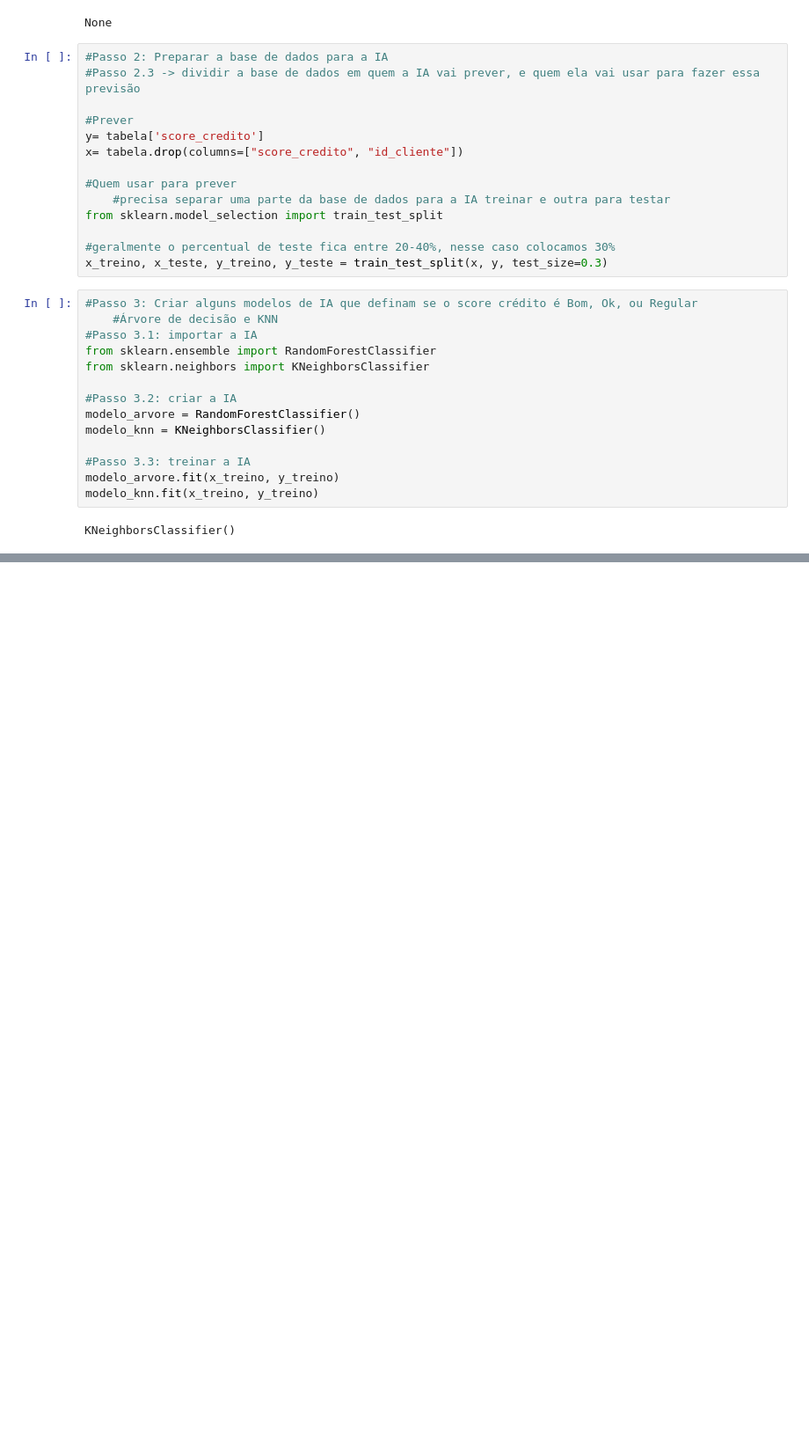
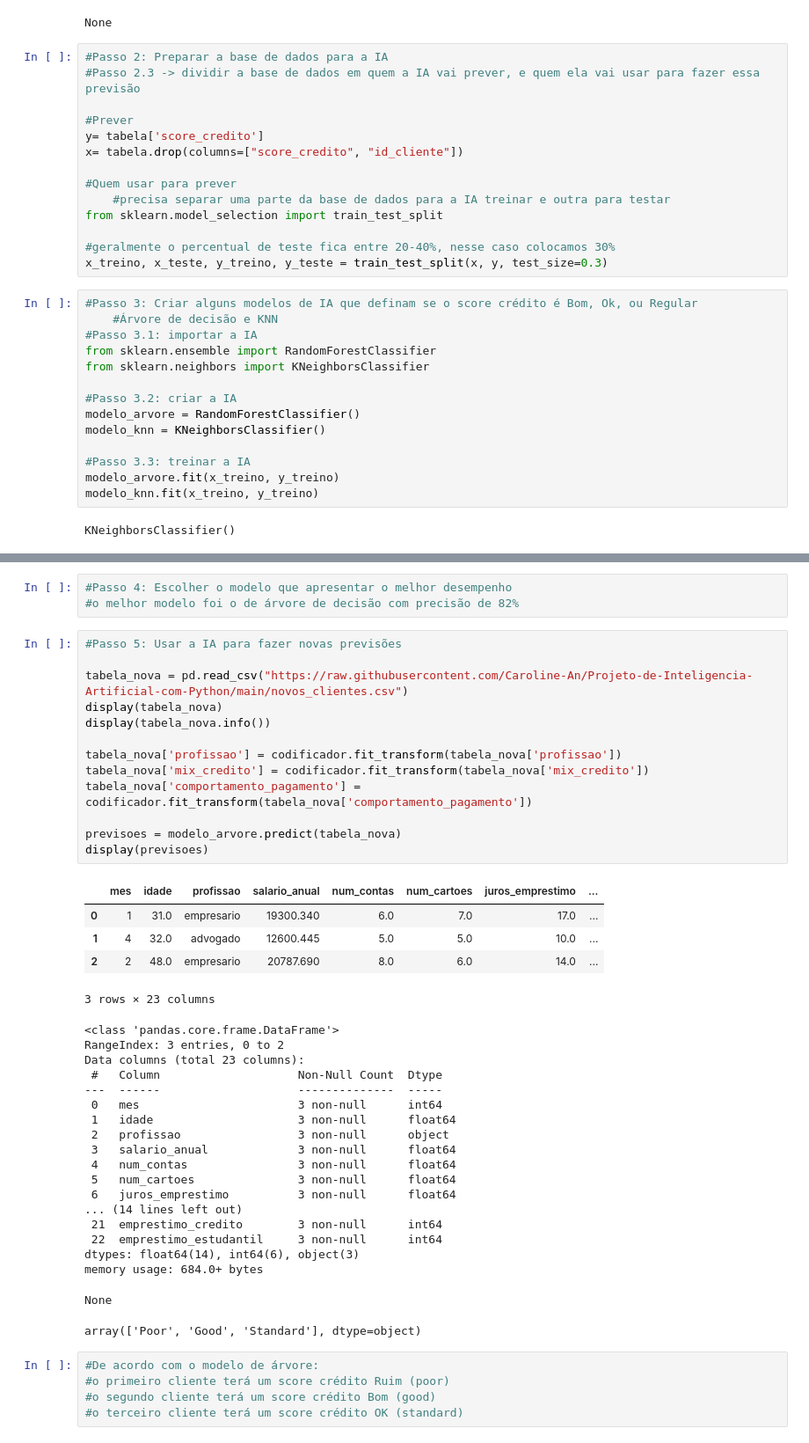
Before and after one commit to Caroline-An/Projeto-de-Inteligencia-Artificial-com-Python, a Jupyter notebook: inicial.ipynb, the cells around one changed output, grey strips where cells are left out. Shown at 88% size. Drawn from its saved outputs; the diff is of its cells as text; blank space fills up the shorter version.

Commit message:
Realizando novas previsões

```diff
--- a/inicial.ipynb
+++ b/inicial.ipynb
@@ -150,0 +164,46 @@ KNeighborsClassifier()
+# %%
+#Passo 4: Escolher o modelo que apresentar o melhor desempenho
+#o melhor modelo foi o de árvore de decisão com precisão de 82%
+# %%
+#Passo 5: Usar a IA para fazer novas previsões
+
+tabela_nova = pd.read_csv("https://raw.githubusercontent.com/Caroline-An/Projeto-de-Inteligencia-Artificial-com-Python/main/novos_clientes.csv")
+display(tabela_nova)
+display(tabela_nova.info())
+
+tabela_nova['profissao'] = codificador.fit_transform(tabela_nova['profissao'])
+tabela_nova['mix_credito'] = codificador.fit_transform(tabela_nova['mix_credito'])
+tabela_nova['comportamento_pagamento'] = codificador.fit_transform(tabela_nova['comportamento_pagamento'])
+
+previsoes = modelo_arvore.predict(tabela_nova)
+display(previsoes)
+# %% [output]
+|  | mes | idade | profissao | salario_anual | num_contas | num_cartoes | juros_emprestimo | ... |
+| 0 | 1 | 31.0 | empresario | 19300.340 | 6.0 | 7.0 | 17.0 | ... |
+| 1 | 4 | 32.0 | advogado | 12600.445 | 5.0 | 5.0 | 10.0 | ... |
+| 2 | 2 | 48.0 | empresario | 20787.690 | 8.0 | 6.0 | 14.0 | ... |
+3 rows × 23 columns
+<class 'pandas.core.frame.DataFrame'>
+RangeIndex: 3 entries, 0 to 2
+Data columns (total 23 columns):
+ #   Column                    Non-Null Count  Dtype
+---  ------                    --------------  -----
+ 0   mes                       3 non-null      int64
+ 1   idade                     3 non-null      float64
+ 2   profissao                 3 non-null      object
+ 3   salario_anual             3 non-null      float64
+ 4   num_contas                3 non-null      float64
+ 5   num_cartoes               3 non-null      float64
+ 6   juros_emprestimo          3 non-null      float64
+... (14 lines left out)
+ 21  emprestimo_credito        3 non-null      int64
+ 22  emprestimo_estudantil     3 non-null      int64
+dtypes: float64(14), int64(6), object(3)
+memory usage: 684.0+ bytes
+None
+array(['Poor', 'Good', 'Standard'], dtype=object)
+# %%
+#De acordo com o modelo de árvore:
+#o primeiro cliente terá um score crédito Ruim (poor)
+#o segundo cliente terá um score crédito Bom (good)
+#o terceiro cliente terá um score crédito OK (standard)
```
Also changed, not shown: parts of 2 cells of this notebook.
